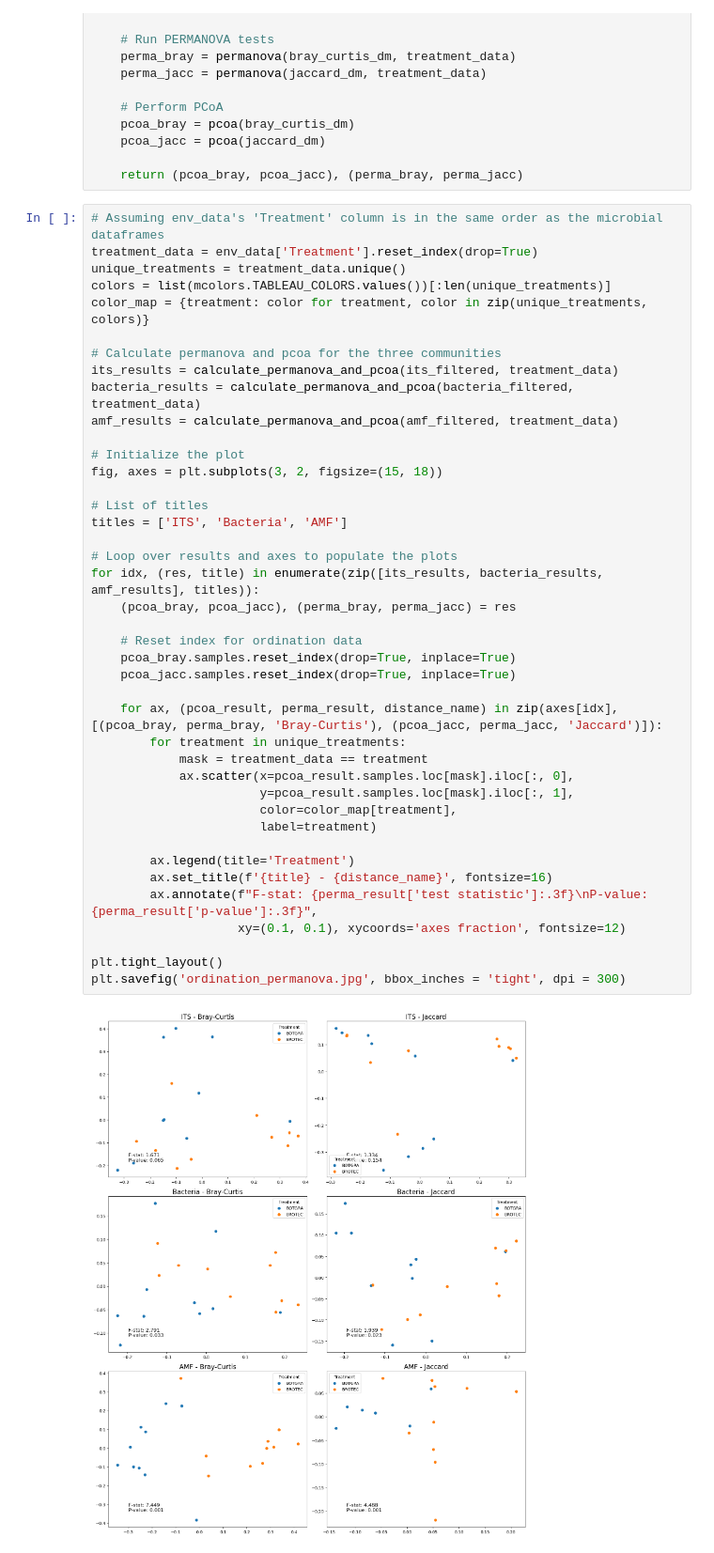
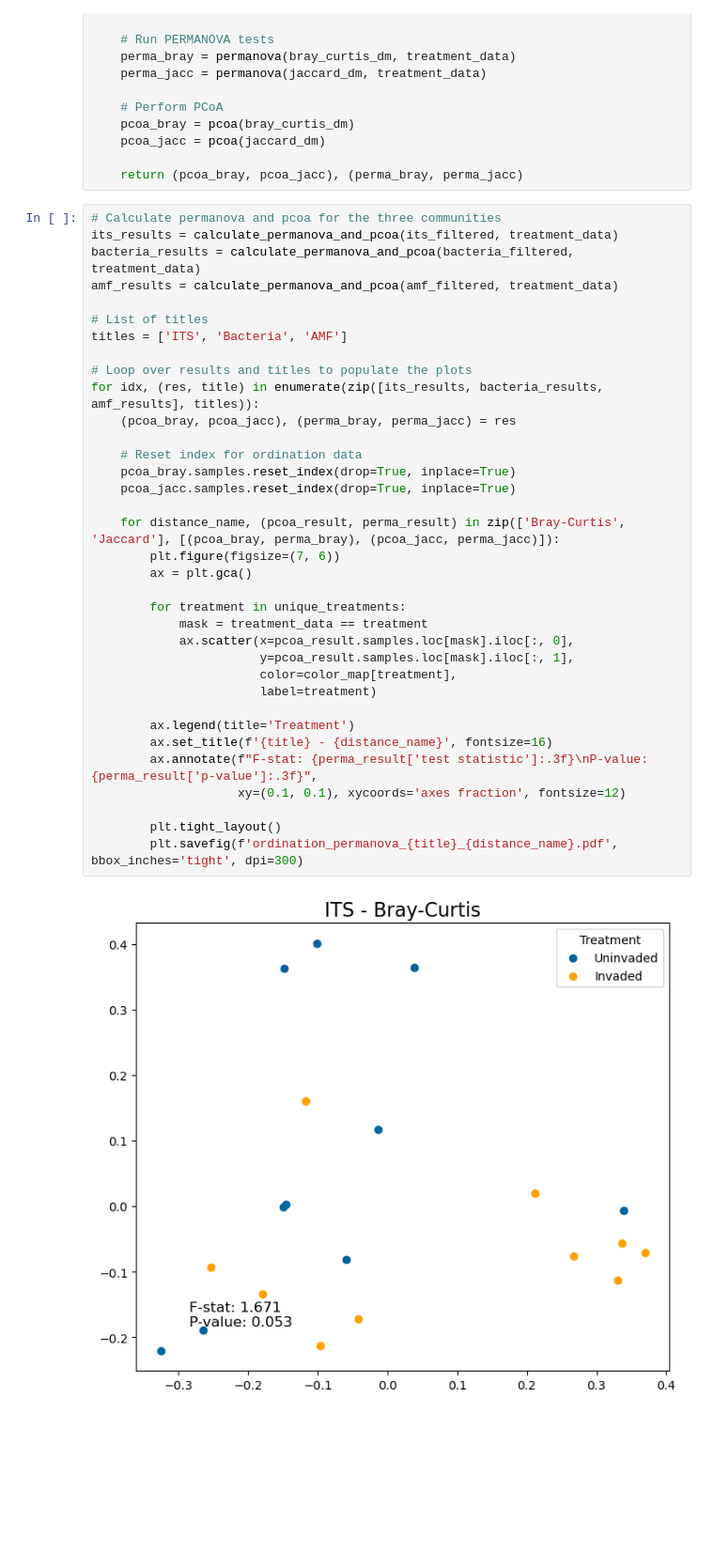
Before and after one commit to bo-maxwell-stevens/brotec, a Jupyter notebook: permanovas.ipynb, the cells around one changed output. Shown at 94% size. Drawn from its saved outputs; the diff is of its cells as text; blank space fills up the shorter version.

```diff
--- a/permanovas.ipynb
+++ b/permanovas.ipynb
@@ -137,45 +181,39 @@ def calculate_permanova_and_pcoa(df, treatment_data):
 
     return (pcoa_bray, pcoa_jacc), (perma_bray, perma_jacc)
 # %%
-# Assuming env_data's 'Treatment' column is in the same order as the microbial dataframes
-treatment_data = env_data['Treatment'].reset_index(drop=True)
-unique_treatments = treatment_data.unique()
-colors = list(mcolors.TABLEAU_COLORS.values())[:len(unique_treatments)]
-color_map = {treatment: color for treatment, color in zip(unique_treatments, colors)}
-
 # Calculate permanova and pcoa for the three communities
 its_results = calculate_permanova_and_pcoa(its_filtered, treatment_data)
 bacteria_results = calculate_permanova_and_pcoa(bacteria_filtered, treatment_data)
 amf_results = calculate_permanova_and_pcoa(amf_filtered, treatment_data)
 
-# Initialize the plot
-fig, axes = plt.subplots(3, 2, figsize=(15, 18))
-
 # List of titles
 titles = ['ITS', 'Bacteria', 'AMF']
 
-# Loop over results and axes to populate the plots
+# Loop over results and titles to populate the plots
 for idx, (res, title) in enumerate(zip([its_results, bacteria_results, amf_results], titles)):
     (pcoa_bray, pcoa_jacc), (perma_bray, perma_jacc) = res
 
     # Reset index for ordination data
     pcoa_bray.samples.reset_index(drop=True, inplace=True)
     pcoa_jacc.samples.reset_index(drop=True, inplace=True)
 
-    for ax, (pcoa_result, perma_result, distance_name) in zip(axes[idx], [(pcoa_bray, perma_bray, 'Bray-Curtis'), (pcoa_jacc, perma_jacc, 'Jaccard')]):
+    for distance_name, (pcoa_result, perma_result) in zip(['Bray-Curtis', 'Jaccard'], [(pcoa_bray, perma_bray), (pcoa_jacc, perma_jacc)]):
+        plt.figure(figsize=(7, 6))
+        ax = plt.gca()
+
         for treatment in unique_treatments:
             mask = treatment_data == treatment
             ax.scatter(x=pcoa_result.samples.loc[mask].iloc[:, 0],
                        y=pcoa_result.samples.loc[mask].iloc[:, 1],
                        color=color_map[treatment],
                        label=treatment)
 
         ax.legend(title='Treatment')
         ax.set_title(f'{title} - {distance_name}', fontsize=16)
         ax.annotate(f"F-stat: {perma_result['test statistic']:.3f}\nP-value: {perma_result['p-value']:.3f}",
                     xy=(0.1, 0.1), xycoords='axes fraction', fontsize=12)
 
-plt.tight_layout()
-plt.savefig('ordination_permanova.jpg', bbox_inches = 'tight', dpi = 300)
+        plt.tight_layout()
+        plt.savefig(f'ordination_permanova_{title}_{distance_name}.pdf', bbox_inches='tight', dpi=300)
 # %% [output]
-[figure, old version]
+[figure, new version]
```
Also changed, not shown: parts of 10 cells of this notebook, 13 other files.
